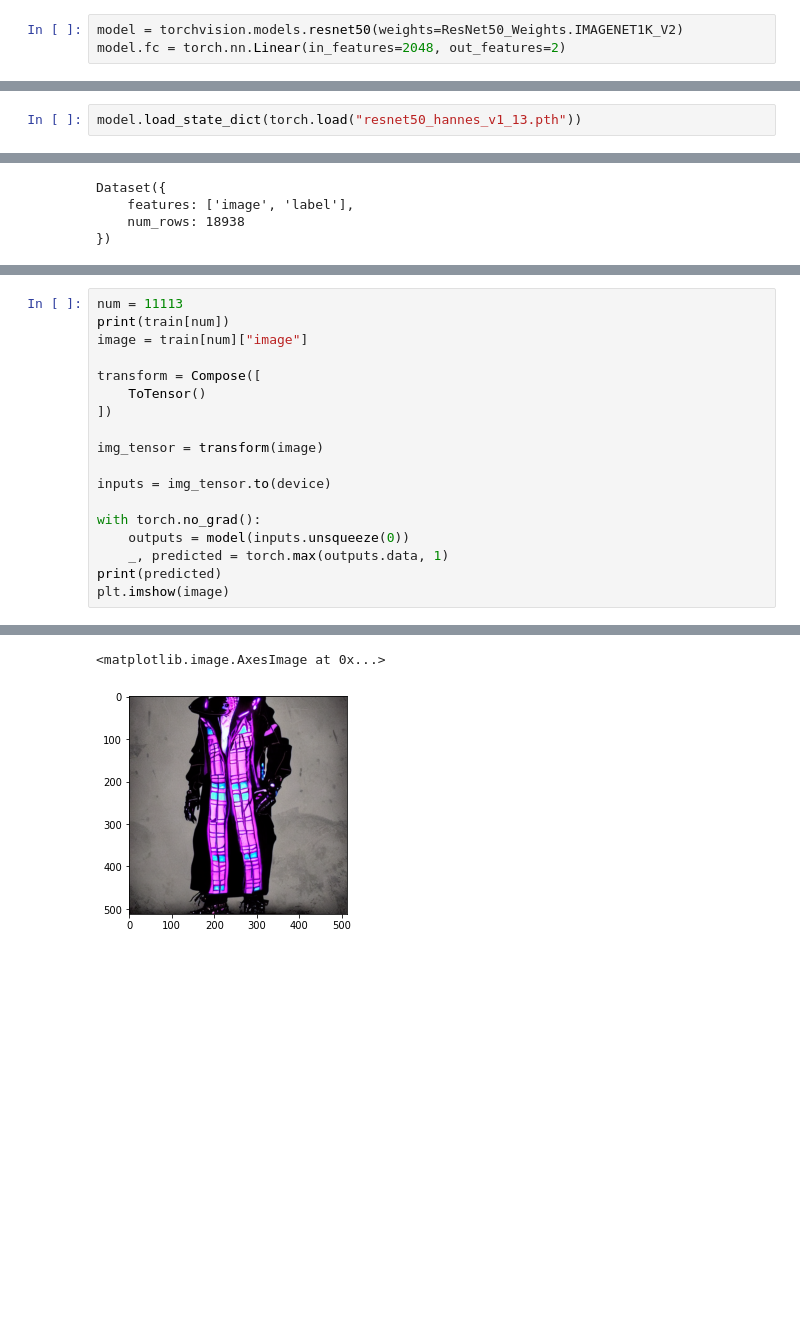
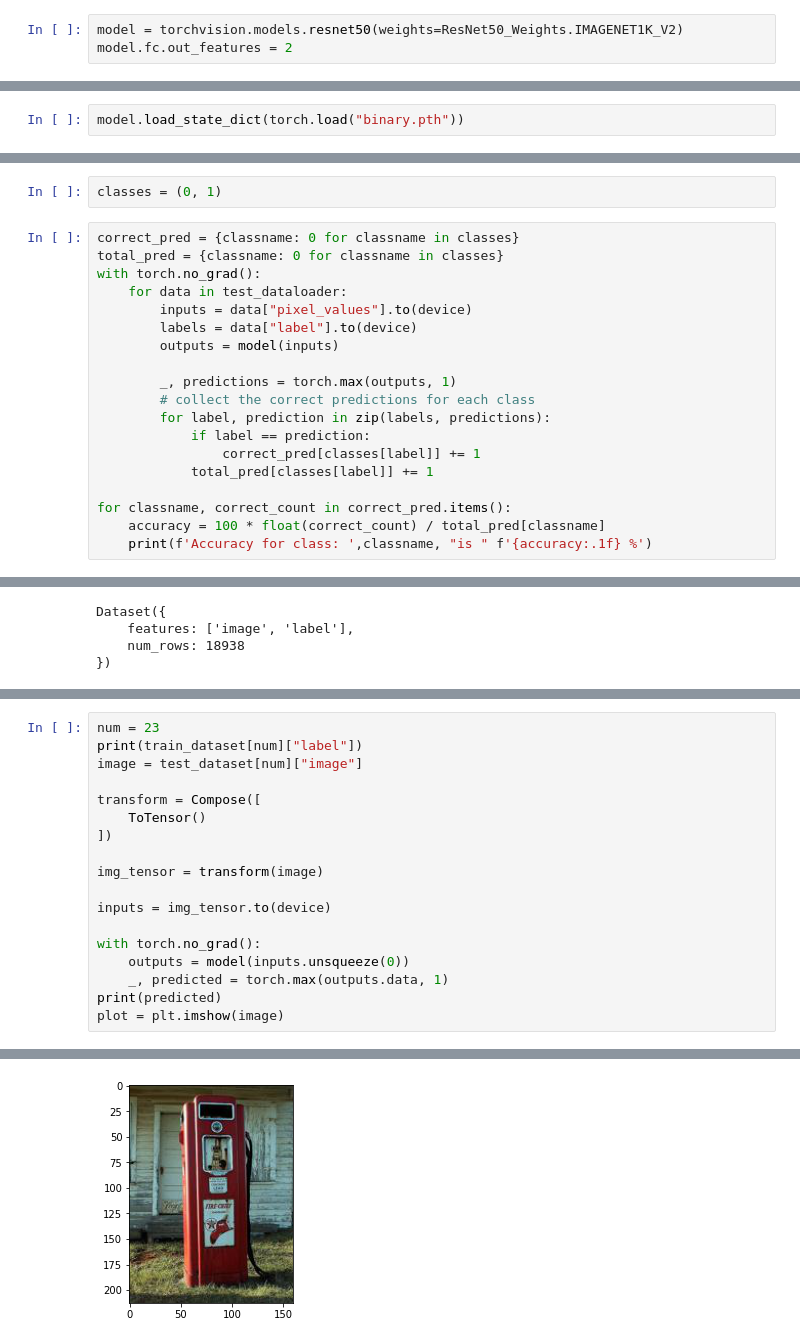
Before and after one commit to Hanneseh/MPDL_Project_1, a Jupyter notebook: notebooks/experiments/DDb_I (copy).ipynb, the cells around one changed output, grey strips where cells are left out. Drawn from its saved outputs; the diff is of its cells as text; blank space fills up the shorter version.

Commit message:
train with extended dataset

```diff
--- a/notebooks/experiments/DDb_I (copy).ipynb
+++ b/notebooks/experiments/DDb_I (copy).ipynb
@@ -101,6 +100,6 @@ test_dataloader = DataLoader(test_dataset, collate_fn=collate_fn, batch_size=bat
 # %%
 model = torchvision.models.resnet50(weights=ResNet50_Weights.IMAGENET1K_V2)
-model.fc = torch.nn.Linear(in_features=2048, out_features=2)
+model.fc.out_features = 2
 # %%
 model = model.to(device)
 
@@ -236,8 +260,29 @@ device = torch.device("cuda" if torch.cuda.is_available() else "cpu")
 # %%
 model = torchvision.models.resnet50()
 # %%
-model.load_state_dict(torch.load("resnet50_hannes_v1_13.pth"))
+model.load_state_dict(torch.load("binary.pth"))
 # %% [output]
 <All keys matched successfully>
 # %%
 model = model.to(device)
+# %%
+classes = (0, 1)
+# %%
+correct_pred = {classname: 0 for classname in classes}
+total_pred = {classname: 0 for classname in classes}
+with torch.no_grad():
+    for data in test_dataloader:
+        inputs = data["pixel_values"].to(device)
+        labels = data["label"].to(device)
+        outputs = model(inputs)
+
+        _, predictions = torch.max(outputs, 1)
+        # collect the correct predictions for each class
+        for label, prediction in zip(labels, predictions):
+            if label == prediction:
+                correct_pred[classes[label]] += 1
+            total_pred[classes[label]] += 1
+
+for classname, correct_count in correct_pred.items():
+    accuracy = 100 * float(correct_count) / total_pred[classname]
+    print(f'Accuracy for class: ',classname, "is " f'{accuracy:.1f} %')
@@ -304,7 +366,7 @@ Dataset({
 # %%
-num = 11113
-print(train[num])
-image = train[num]["image"]
+num = 23
+print(train_dataset[num]["label"])
+image = test_dataset[num]["image"]
 
 transform = Compose([
     ToTensor()
@@ -318,5 +380,5 @@ with torch.no_grad():
     outputs = model(inputs.unsqueeze(0))
     _, predicted = torch.max(outputs.data, 1)
 print(predicted)
-plt.imshow(image)
+plot = plt.imshow(image)
 # %% [output]
@@ -324,3 +386,2 @@ plt.imshow(image)
 tensor([1], device='cuda:0')
-<matplotlib.image.AxesImage at 0x...>
-[figure, old version]
+[figure, new version]
```
Also changed, not shown: parts of 14 cells of this notebook, 4 other files.
